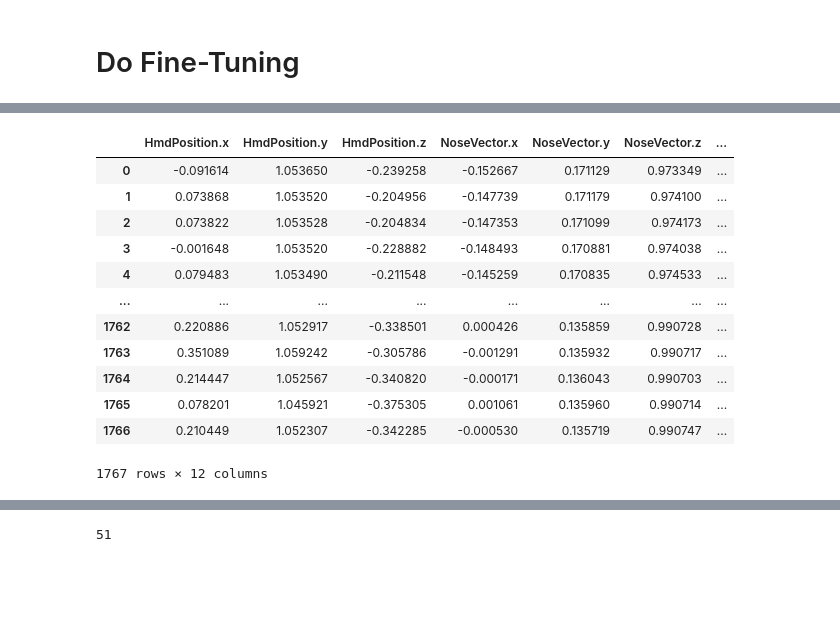
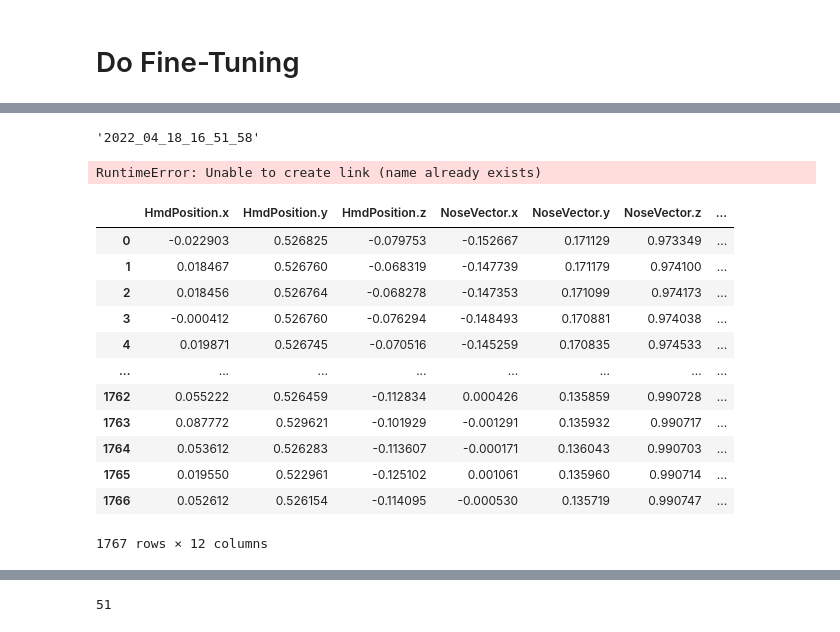
Before and after one commit to StefB4/Head2Eye, a Jupyter notebook: Prediction.ipynb, the cells around one changed output, grey strips where cells are left out. Cells and saved outputs as stored; diff of their text form; code cells hidden in the pictures; blank space fills up the shorter version.

```diff
--- a/Prediction.ipynb
+++ b/Prediction.ipynb
@@ -22,9 +23,16 @@ from Helpers import save_to_disk, load_from_disk
 from DatasetHelpers import create_seq_to_datapoint_ds, seq_to_dp_ds_from_df_list, create_pretrain_ds, pretrain_ds_from_df_list, train_validation_split_ds
 # %%
 final_data_path = "/Volumes/LaCie/aMessdaten/LoopAR/Final_Filtered_Data/"
+final_data_path = "/Users/stefan/Desktop/"
 all_data = load_from_disk(final_data_path + "full_filtered_data.pickle")
 
 model_save_path = "./trained_models/"
+
+main_train_epochs = 1
+first_finetune_epochs = 1
+second_finetune_epochs = 1
+
+debug_reduce_data = True
 # %% [markdown]
 # Extract training data
 # %%
@@ -1002,3 +873,11 @@ final_pretrained_encoder.fit(dataset_train, epochs=pretrained_encoder_finetune_e
 <keras.callbacks.History at 0x...>
+# %%
+get_date_time()
+# %% [output]
+'2022_04_18_16_51_58'
 # %%
-final_pretrained_encoder.save(model_save_path + "use_model_name" + "_finetuned_" + str(datetime.datetime.now()) + ".h5", save_format = "h5" )
+
+full_save_path = model_save_path + use_model_name + "_finetune2_" + get_date_time() + ".h5"
+modified_pretrained_encoder.save(full_save_path, save_format = "h5")
+# %% [output]
+RuntimeError: Unable to create link (name already exists)
@@ -1177,20 +1058,20 @@ def decode_segment_of_single_targets(full_sequence, sub_seq_len, model, target_s
 
   return full_pred_seq
 # %%
-validation_data
+test_segment_data
 # %% [output]
 |  | HmdPosition.x | HmdPosition.y | HmdPosition.z | NoseVector.x | NoseVector.y | NoseVector.z | ... |
-| 0 | -0.091614 | 1.053650 | -0.239258 | -0.152667 | 0.171129 | 0.973349 | ... |
-| 1 | 0.073868 | 1.053520 | -0.204956 | -0.147739 | 0.171179 | 0.974100 | ... |
-| 2 | 0.073822 | 1.053528 | -0.204834 | -0.147353 | 0.171099 | 0.974173 | ... |
-| 3 | -0.001648 | 1.053520 | -0.228882 | -0.148493 | 0.170881 | 0.974038 | ... |
-| 4 | 0.079483 | 1.053490 | -0.211548 | -0.145259 | 0.170835 | 0.974533 | ... |
+| 0 | -0.022903 | 0.526825 | -0.079753 | -0.152667 | 0.171129 | 0.973349 | ... |
+| 1 | 0.018467 | 0.526760 | -0.068319 | -0.147739 | 0.171179 | 0.974100 | ... |
+| 2 | 0.018456 | 0.526764 | -0.068278 | -0.147353 | 0.171099 | 0.974173 | ... |
+| 3 | -0.000412 | 0.526760 | -0.076294 | -0.148493 | 0.170881 | 0.974038 | ... |
+| 4 | 0.019871 | 0.526745 | -0.070516 | -0.145259 | 0.170835 | 0.974533 | ... |
 | ... | ... | ... | ... | ... | ... | ... | ... |
-| 1762 | 0.220886 | 1.052917 | -0.338501 | 0.000426 | 0.135859 | 0.990728 | ... |
-| 1763 | 0.351089 | 1.059242 | -0.305786 | -0.001291 | 0.135932 | 0.990717 | ... |
-| 1764 | 0.214447 | 1.052567 | -0.340820 | -0.000171 | 0.136043 | 0.990703 | ... |
-| 1765 | 0.078201 | 1.045921 | -0.375305 | 0.001061 | 0.135960 | 0.990714 | ... |
-| 1766 | 0.210449 | 1.052307 | -0.342285 | -0.000530 | 0.135719 | 0.990747 | ... |
+| 1762 | 0.055222 | 0.526459 | -0.112834 | 0.000426 | 0.135859 | 0.990728 | ... |
+| 1763 | 0.087772 | 0.529621 | -0.101929 | -0.001291 | 0.135932 | 0.990717 | ... |
+| 1764 | 0.053612 | 0.526283 | -0.113607 | -0.000171 | 0.136043 | 0.990703 | ... |
+| 1765 | 0.019550 | 0.522961 | -0.125102 | 0.001061 | 0.135960 | 0.990714 | ... |
+| 1766 | 0.052612 | 0.526154 | -0.114095 | -0.000530 | 0.135719 | 0.990747 | ... |
 1767 rows × 12 columns
 # %%
 
```
Also changed, not shown: parts of 25 cells of this notebook, 3 other files.
